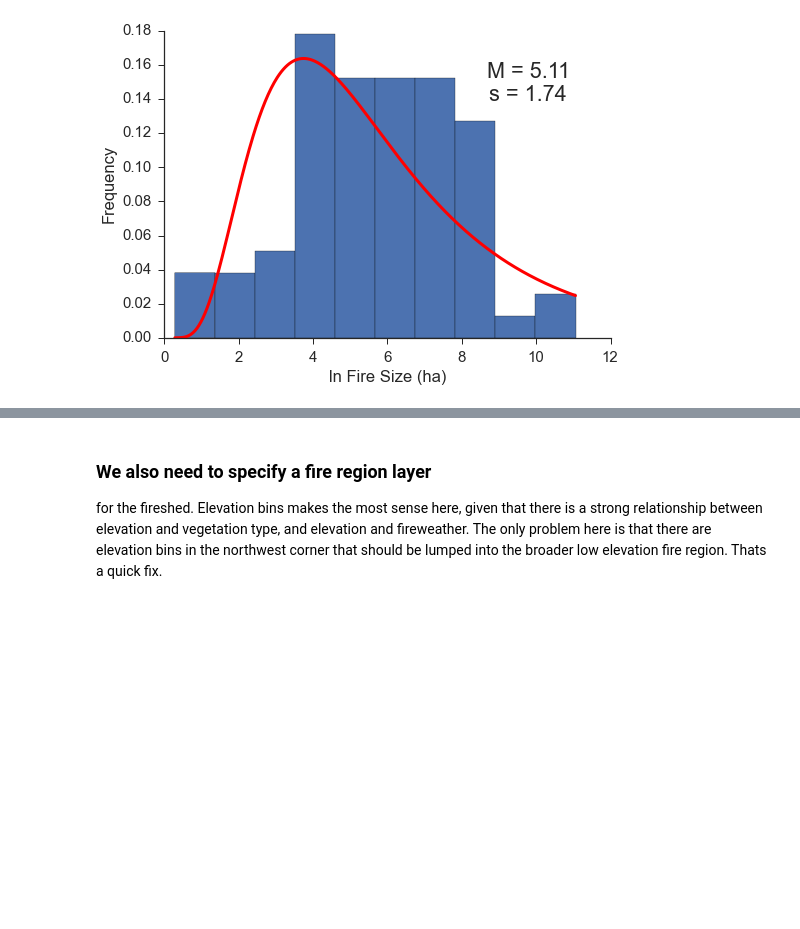
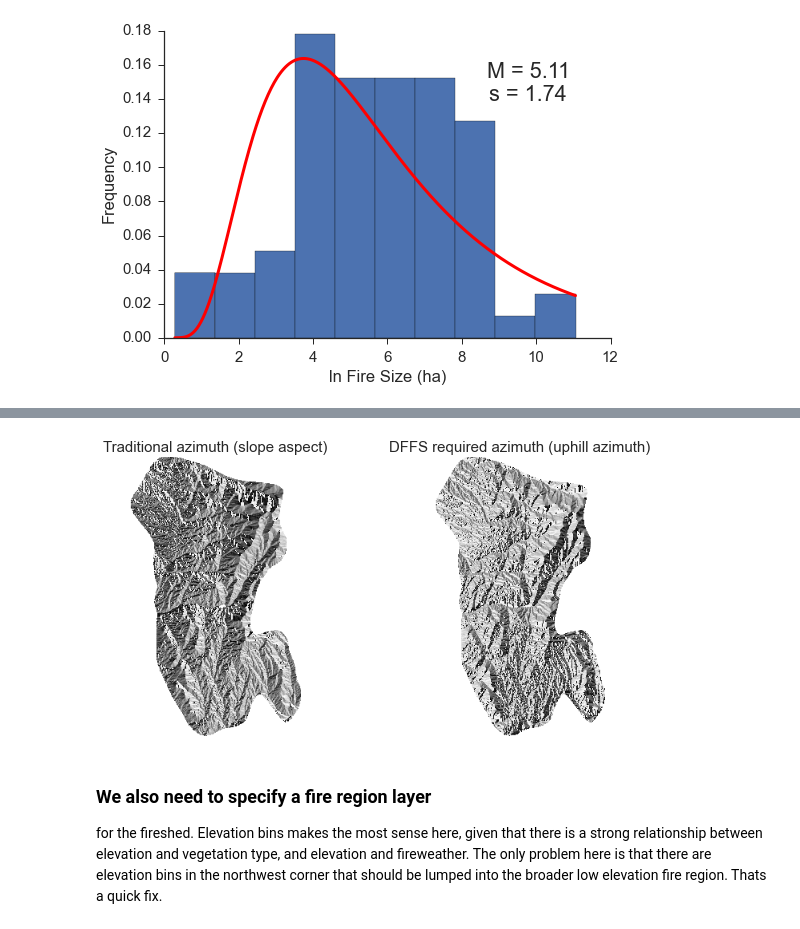
Before and after one commit to djkrofch/SantaFe_Fireshed, a Jupyter notebook: SF_Fireshed_Prep.ipynb, the cells around one changed output, grey strips where cells are left out. Drawn from its saved outputs; the diff is of its cells as text; code cells hidden in the pictures; blank space fills up the shorter version.

```diff
--- a/SF_Fireshed_Prep.ipynb
+++ b/SF_Fireshed_Prep.ipynb
@@ -392,3 +432,19 @@ maximum fire size from the data in hectares: 63396.096261
+# %%
+uphillAZ = np.vectorize(adjustWindAz, otypes=[np.float])
+
+uphill_azimuth = uphillAZ(azimuth)
+
+f, (ax1, ax2) = plt.subplots(1,2, figsize = (10,5))
+plotRaster(azimuth,    vmin = 0, vmax = 360, ax = ax1)
+plotRaster(uphill_azimuth,  vmin = 0, vmax = 360, ax = ax2)
+
+ax1.set_title('Traditional azimuth (slope aspect)', fontsize = 15)
+ax2.set_title('DFFS required azimuth (uphill azimuth)', fontsize = 15)
+
+saveAsGeoTiff(rasters + 'SFF_initialcommunities.tif',
+              uphill_azimuth, rasters + 'SFF_uphillazimuth.tif', 32613)
+# %% [output]
+[figure, added]
 # %% [markdown]
 ### We also need to specify a fire region layer
 for the fireshed. Elevation bins makes the most sense here, given that there is a strong relationship between elevation and vegetation type, and elevation and fireweather. The only problem here is that there are elevation bins in the northwest corner that should be lumped into the broader low elevation fire region. Thats a quick fix.
```
Also changed, not shown: parts of 14 cells of this notebook.
